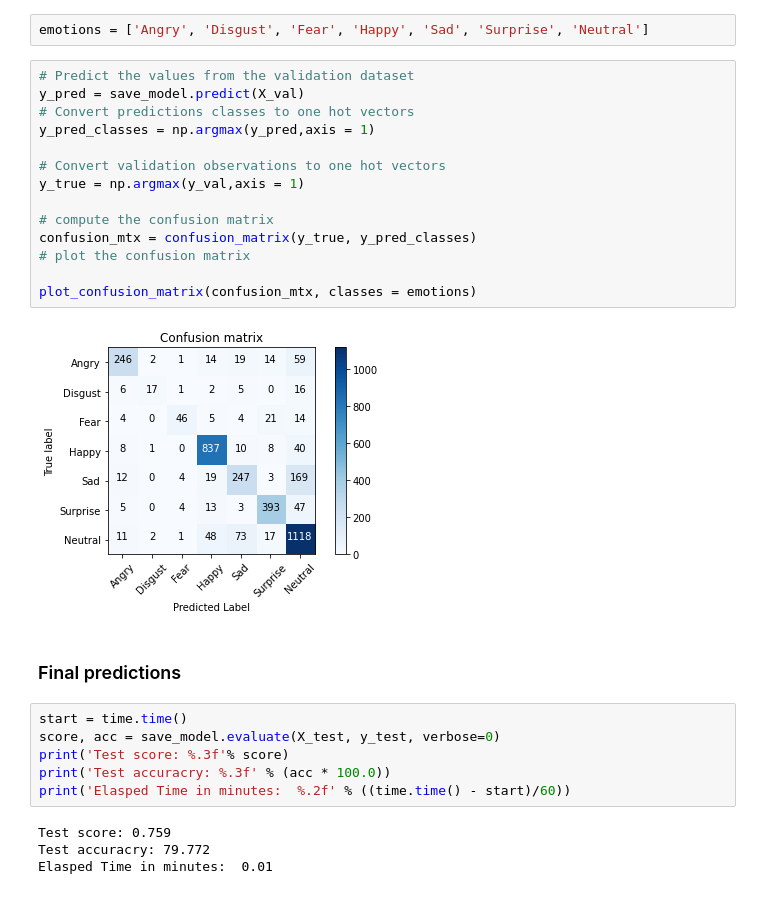
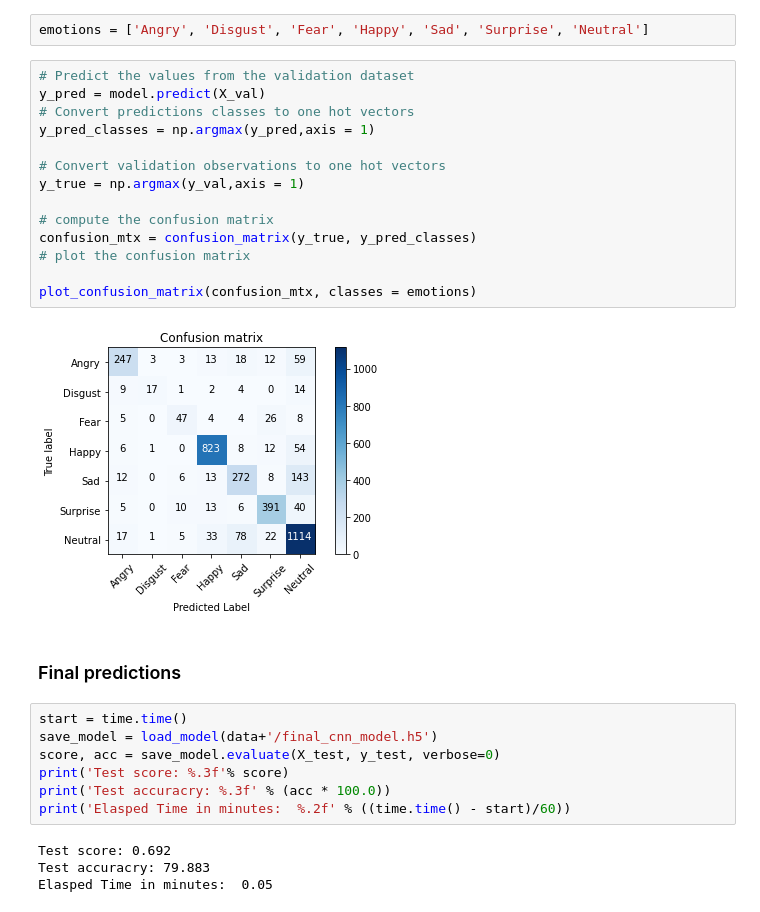
Before and after one commit to uninstallit/ATI736, a Jupyter notebook: Final/cnn.ipynb, the cells around one changed output. Saved outputs shown, nothing was run; the diff lists cells and outputs as text.

```diff
--- a/Final/cnn.ipynb
+++ b/Final/cnn.ipynb
@@ -169,32 +174,33 @@ def plot_confusion_matrix(cm, classes,
 emotions = ['Angry', 'Disgust', 'Fear', 'Happy', 'Sad', 'Surprise', 'Neutral']
 # %%
 # Predict the values from the validation dataset
-y_pred = save_model.predict(X_val)
+y_pred = model.predict(X_val)
 # Convert predictions classes to one hot vectors
 y_pred_classes = np.argmax(y_pred,axis = 1)
 
 # Convert validation observations to one hot vectors
 y_true = np.argmax(y_val,axis = 1)
 
 # compute the confusion matrix
 confusion_mtx = confusion_matrix(y_true, y_pred_classes)
 # plot the confusion matrix
 
 plot_confusion_matrix(confusion_mtx, classes = emotions)
 # %% [output]
-[figure, old version]
+[figure, new version]
 # %% [markdown]
 ### Final predictions
 # %%
 start = time.time()
+save_model = load_model(data+'/final_cnn_model.h5')
 score, acc = save_model.evaluate(X_test, y_test, verbose=0)
 print('Test score: %.3f'% score)
 print('Test accuracry: %.3f' % (acc * 100.0))
 print('Elasped Time in minutes:  %.2f' % ((time.time() - start)/60))
 # %% [output]
-Test score: 0.759
-Test accuracry: 79.772
-Elasped Time in minutes:  0.01
+Test score: 0.692
+Test accuracry: 79.883
+Elasped Time in minutes:  0.05
 # %%
 # Predict
 random.seed(25)
```
Also changed, not shown: parts of 9 cells of this notebook.
